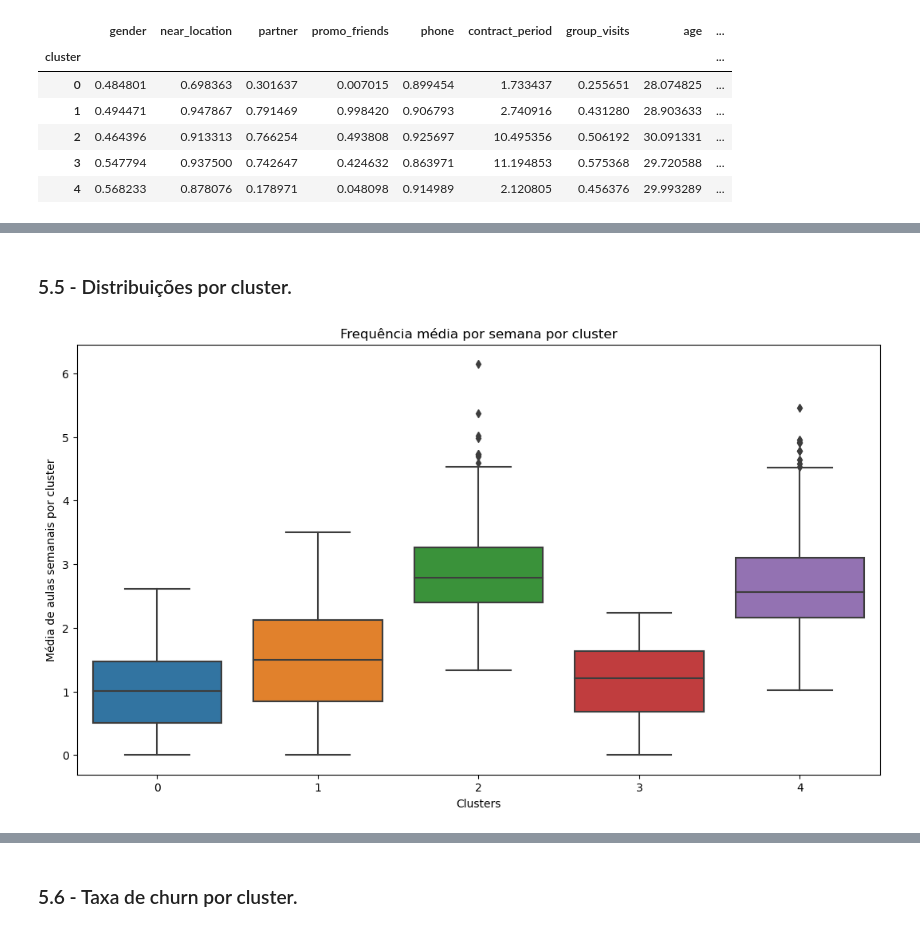
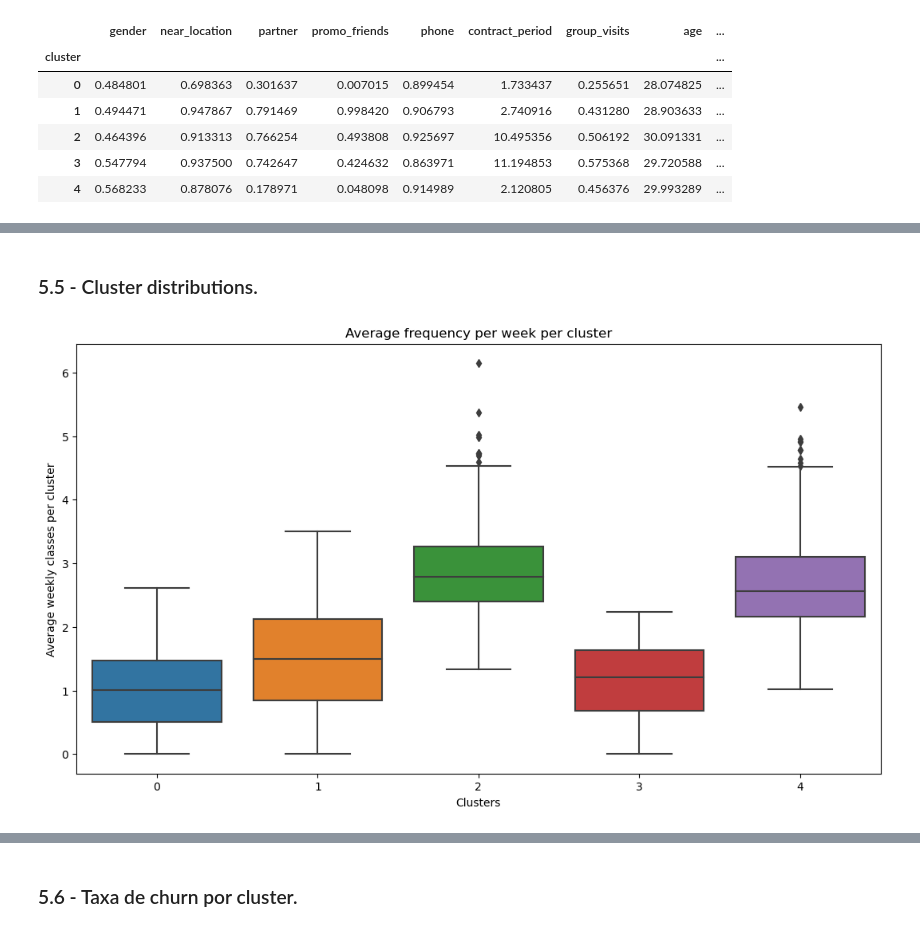
Before and after one commit to guilhermen29/Projeto-Model-Fitness, a Jupyter notebook: notebook/notebook.ipynb, the cells around one changed output, grey strips where cells are left out. Cells and saved outputs as stored; diff of their text form; code cells hidden in the pictures.

```diff
--- a/notebook/notebook.ipynb
+++ b/notebook/notebook.ipynb
@@ -415,11 +414,11 @@ Este cluster é composto por clientes com tempo de relacionamento relativamente
 # %% [markdown]
-### 5.5 - Distribuições por cluster.
+### 5.5 - Cluster distributions.
 # %%
 plt.figure(figsize=(13,7))
 sns.boxplot(data=df, x='cluster', y='avg_class_frequency_current_month')
-plt.title('Frequência média por semana por cluster')
+plt.title('Average frequency per week per cluster')
 plt.xlabel('Clusters')
-plt.ylabel('Média de aulas semanais por cluster')
+plt.ylabel('Average weekly classes per cluster')
 plt.show()
 # %% [output]
-[figure, old version]
+[figure, new version]
```
Also changed, not shown: parts of 72 cells of this notebook.
